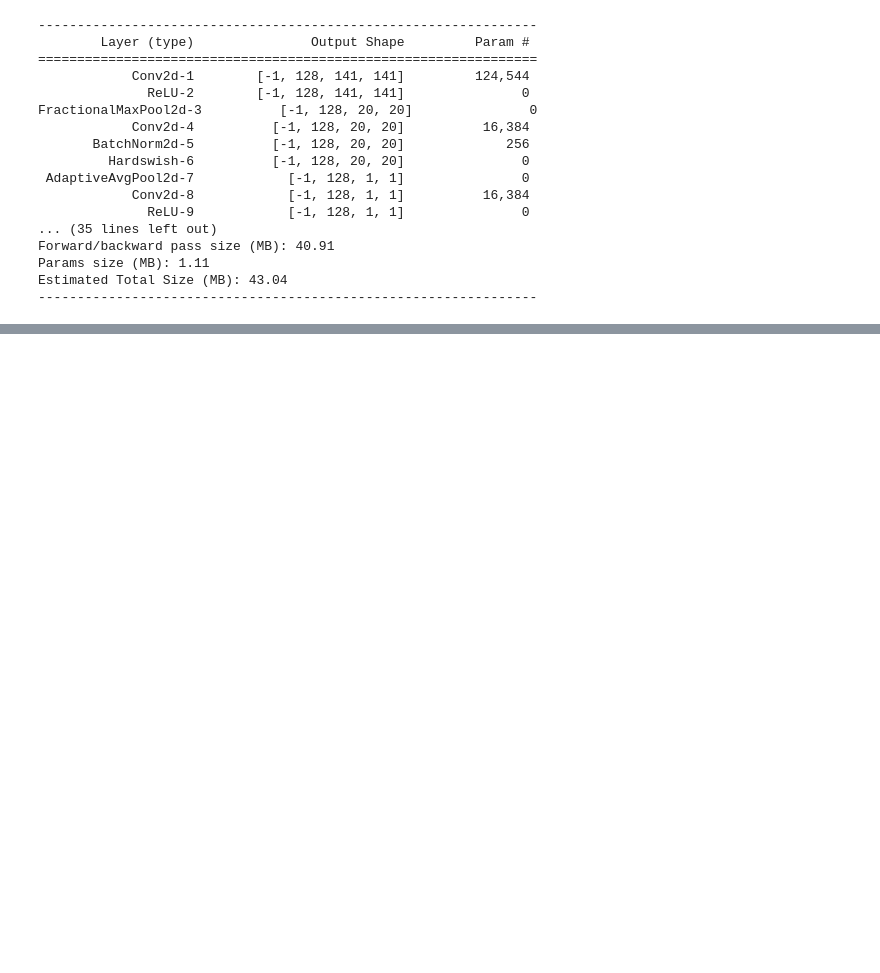
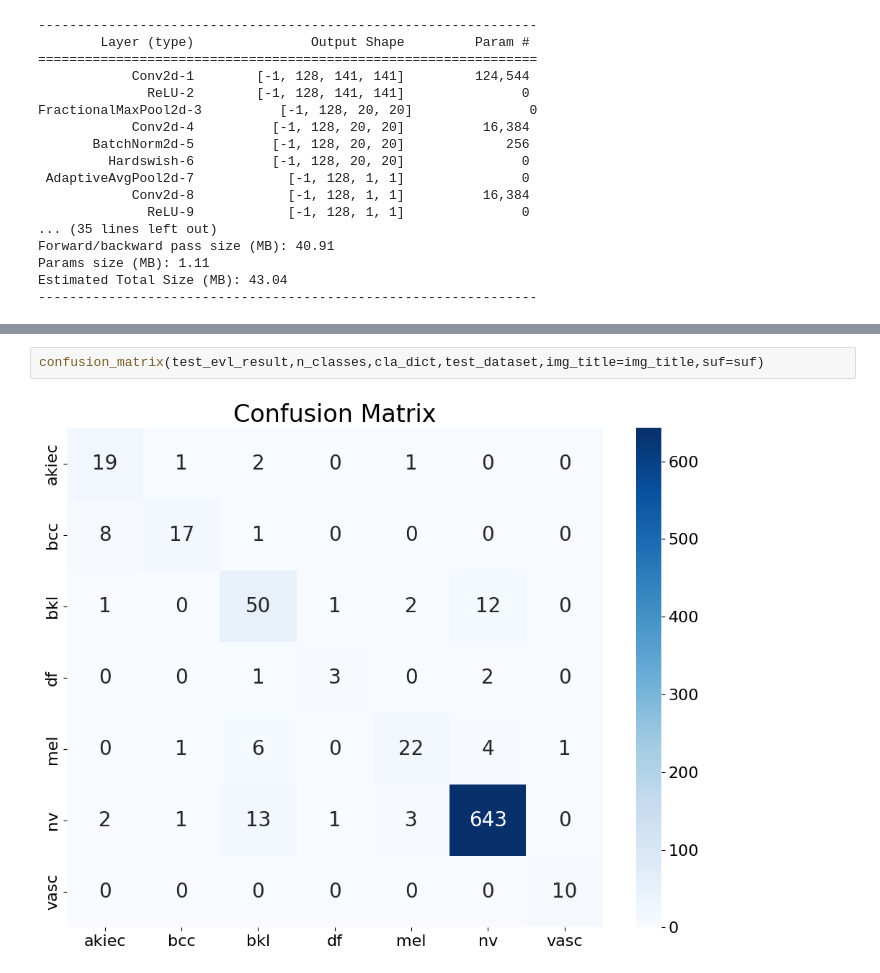
Before and after one commit to Tiendat06/NCKH2025, a Jupyter notebook: CNN/notebooks/my_model.ipynb, the cells around one changed output, grey strips where cells are left out. Drawn from its saved outputs; the diff is of its cells as text; blank space fills up the shorter version.

```diff
--- a/CNN/notebooks/my_model.ipynb
+++ b/CNN/notebooks/my_model.ipynb
@@ -505,0 +768,4 @@ HAM10000 ==> val ...
+# %%
+confusion_matrix(test_evl_result,n_classes,cla_dict,test_dataset,img_title=img_title,suf=suf)
+# %% [output]
+[figure, added]
```
Also changed, not shown: parts of 48 cells of this notebook, 6 other files.
